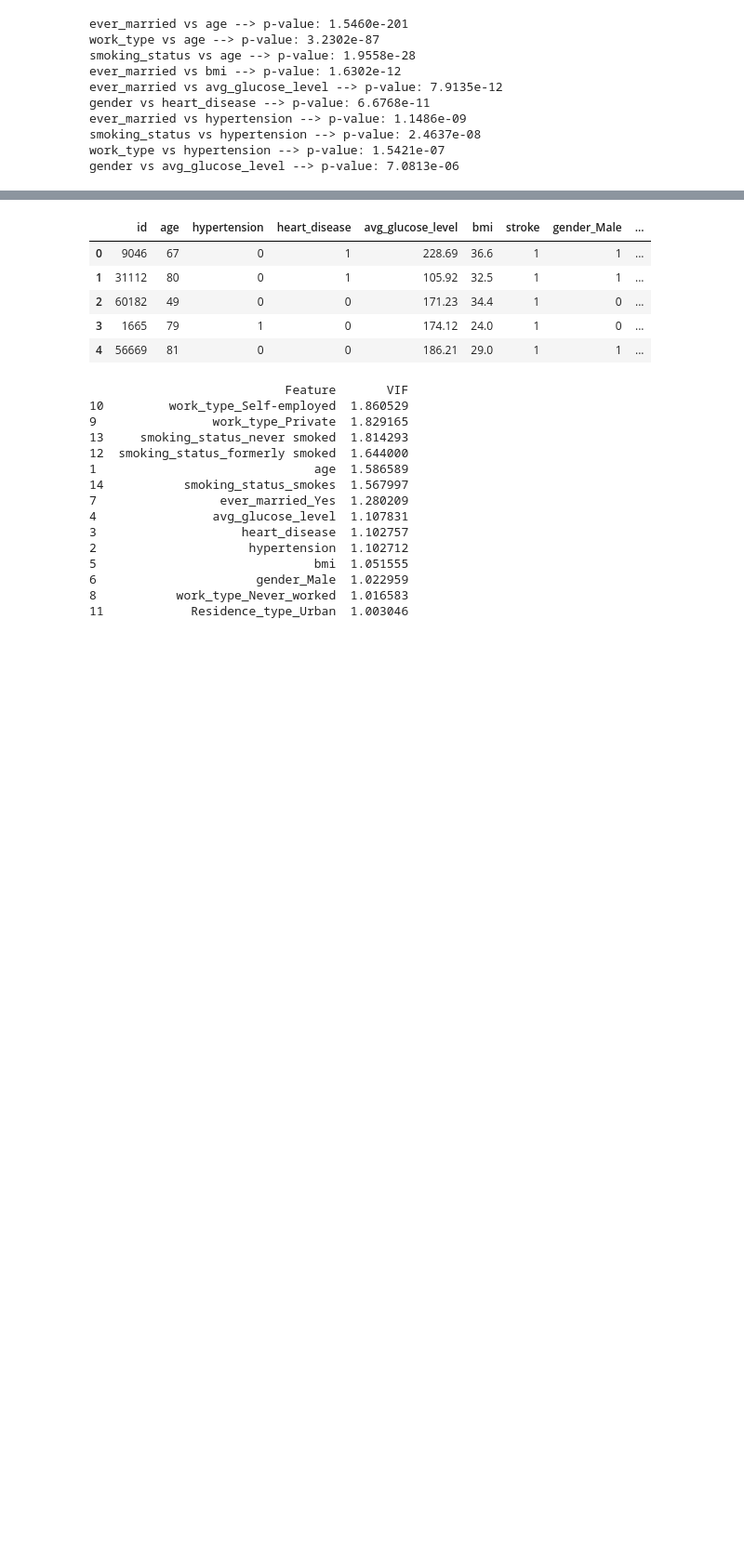
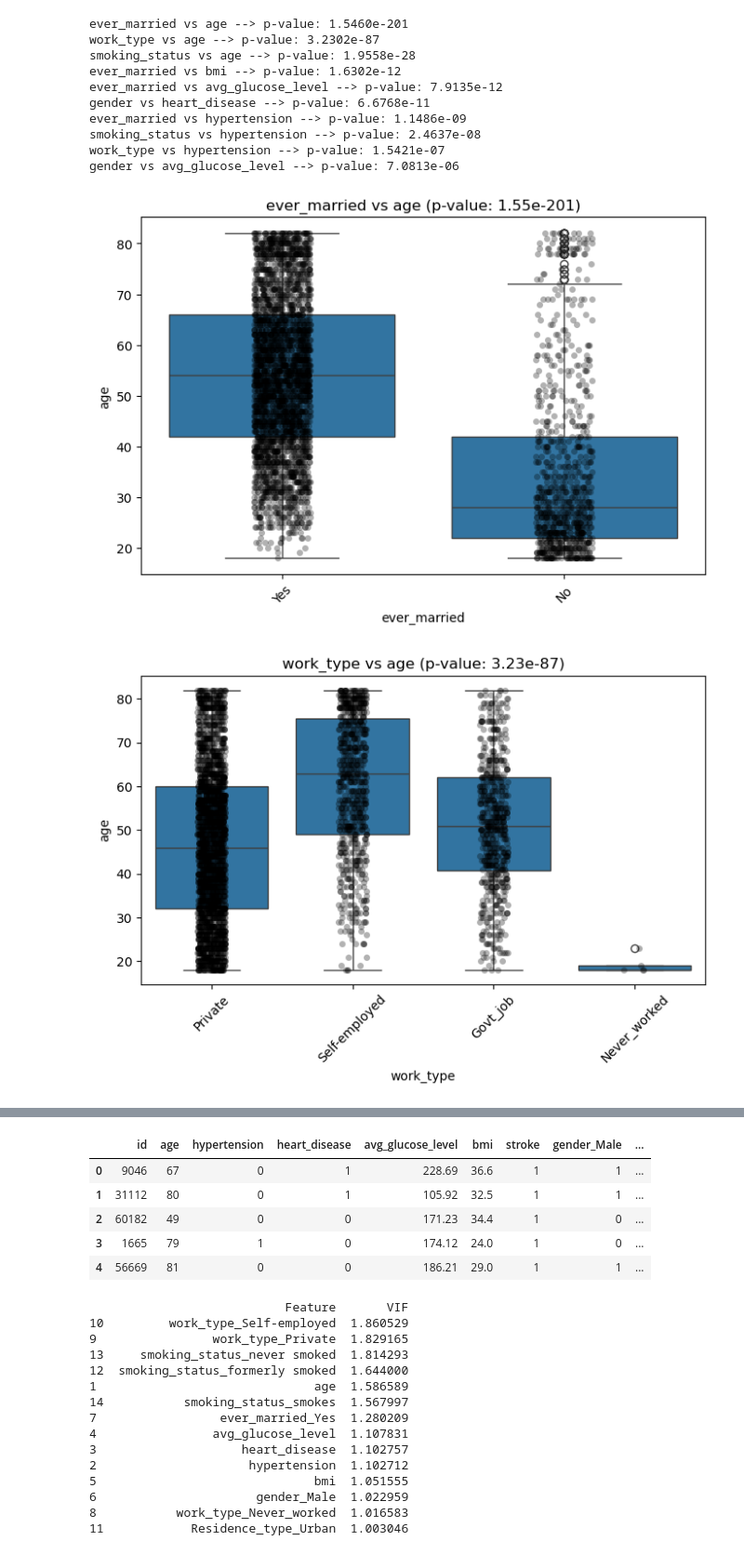
Before and after one commit to AchilleasDeli/logistic-regression-for-stroke-prediction-datset, a Jupyter notebook: Untitled (1).ipynb, the cells around one changed output, grey strips where cells are left out. Shown at 93% size. Cells and saved outputs as stored; diff of their text form; code cells hidden in the pictures; blank space fills up the shorter version.

```diff
--- a/Untitled (1).ipynb
+++ b/Untitled (1).ipynb
@@ -97,3 +149,21 @@ ever_married vs hypertension --> p-value: 1.1486e-09
 smoking_status vs hypertension --> p-value: 2.4637e-08
 work_type vs hypertension --> p-value: 1.5421e-07
 gender vs avg_glucose_level --> p-value: 7.0813e-06
+# %%
+import seaborn as sns
+import matplotlib.pyplot as plt
+
+# Plot top 5 strongest relationships (lowest p-values)
+top_pairs = sorted_results[:5]
+
+for (cat, num), pval in top_pairs:
+    plt.figure(figsize=(7,5))
+    sns.boxplot(x=cat, y=num, data=dataset)
+    sns.stripplot(x=cat, y=num, data=dataset, color="black", alpha=0.3)
+    plt.title(f"{cat} vs {num} (p-value: {pval:.2e})")
+    plt.xticks(rotation=45)
+    plt.tight_layout()
+    plt.show()
+# %% [output]
+[figure, added]
+[figure, added]
```
Also changed, not shown: parts of 4 cells of this notebook.
